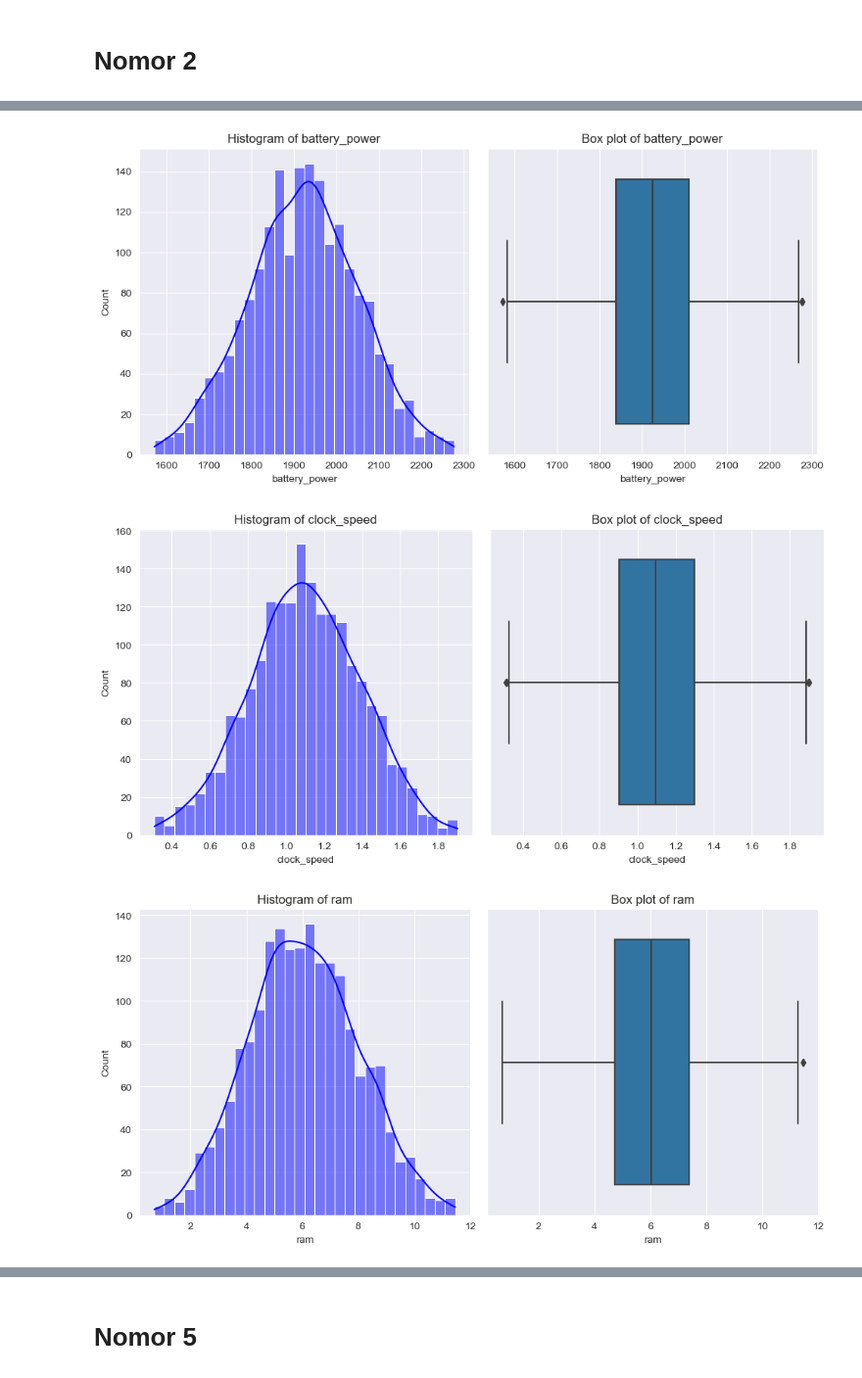
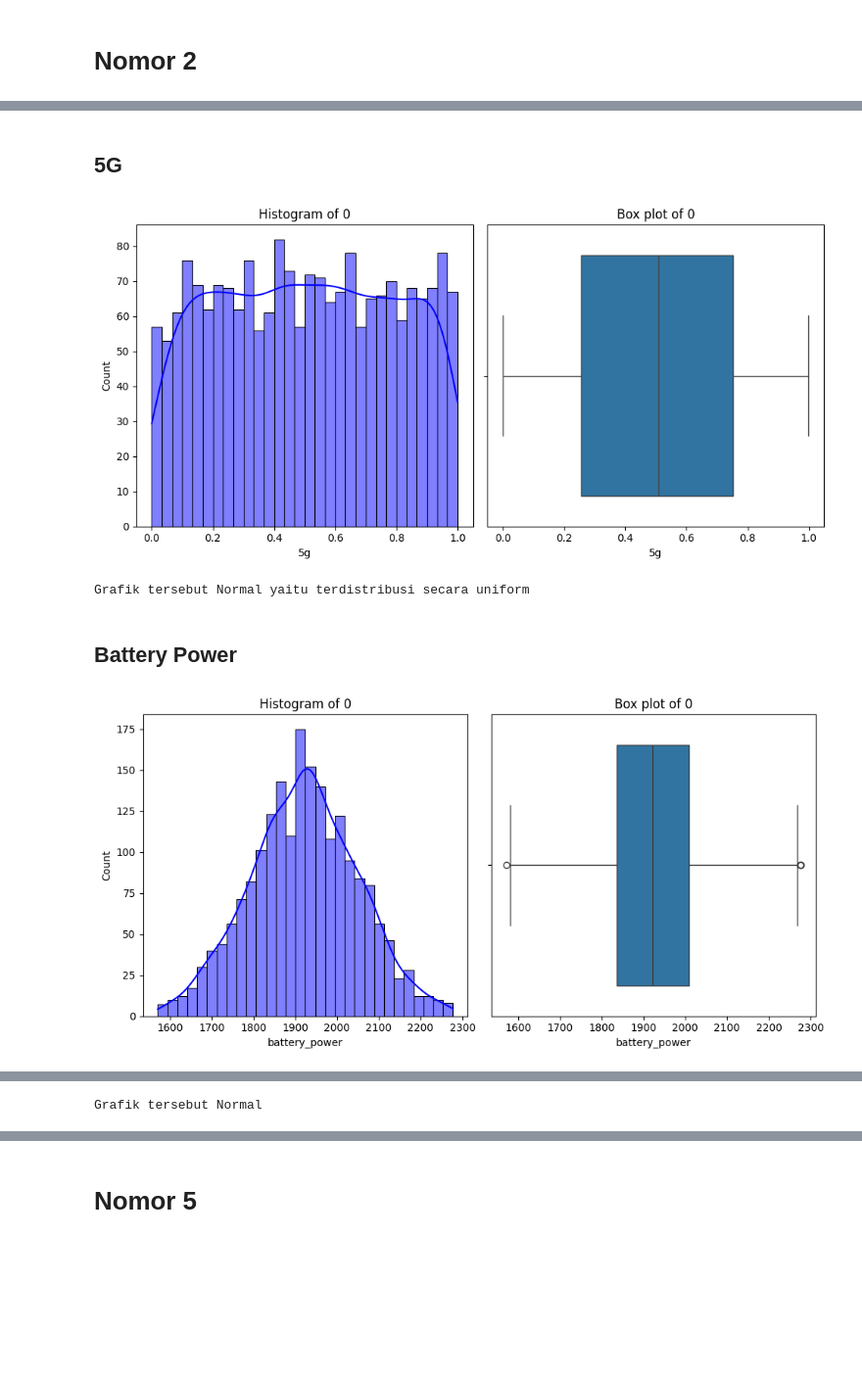
Before and after one commit to fauzanazz/K3-IF2220-13522153-13522157, a Jupyter notebook: sample.ipynb, the cells around one changed output, grey strips where cells are left out. Shown at 98% size. Cells and saved outputs as stored; diff of their text form; code cells hidden in the pictures; blank space fills up the shorter version.

```diff
--- a/sample.ipynb
+++ b/sample.ipynb
@@ -166,16 +194,0 @@ Name: price, dtype: float64
-# %%
-# Remove outliers
-for column in df_num.columns:
-  Q1 = df_num[column].quantile(0.25)
-  Q3 = df_num[column].quantile(0.75)
-  IQR = Q3 - Q1
-
-  # Hapus outlier
-  length_before = len(df_num[column])
-  df_num = df_num[(df_num[column] >= Q1 - 1.5 * IQR) & (df_num[column] <= Q3 + 1.5 * IQR)]
-  length_after = len(df_num[column])
-
-  # Cetak panjang DataFrame sebelum dan sesudah penghapusan outlier
-  print(f"Panjang DataFrame sebelum penghapusan outlier di kolom {column}:", length_before)
-  print(f"Panjang DataFrame setelah penghapusan outlier di kolom {column}:", length_after)
-  print()
@@ -202,24 +197,51 @@ Panjang DataFrame setelah penghapusan outlier di kolom price: 1857
+# %% [markdown]
+## 5G
+# %%
+# DataFrame numerik
+# Buat figure
+plt.figure(figsize=(10, 5))
+
+# Histogram
+plt.subplot(1, 2, 1)
+sns.histplot(df_num["5g"], kde=True, color='blue', bins=30)
+plt.title(f'Histogram of {0}')
+
+# Box plot
+plt.subplot(1, 2, 2)
+sns.boxplot(x=df_num["5g"], orient='h')
+plt.title(f'Box plot of {0}')
+
+# Tampilkan plot
+plt.tight_layout()
+plt.show()
+
+
+print("Grafik tersebut Normal yaitu terdistribusi secara uniform")
+# %% [output]
+[figure, added]
+Grafik tersebut Normal yaitu terdistribusi secara uniform
+# %% [markdown]
+## Battery Power
 # %%
 # DataFrame numerik
-for col in df_num.columns:
+# Buat figure
+plt.figure(figsize=(10, 5))
 
-  # Buat figure
-  plt.figure(figsize=(10, 5))
+# Histogram
+plt.subplot(1, 2, 1)
+sns.histplot(df_num["battery_power"], kde=True, color='blue', bins=30)
+plt.title(f'Histogram of {0}')
 
-  # Histogram
-  plt.subplot(1, 2, 1)
-  sns.histplot(df_num[col], kde=True, color='blue', bins=30)
-  plt.title(f'Histogram of {col}')
+# Box plot
+plt.subplot(1, 2, 2)
+sns.boxplot(x=df_num["battery_power"], orient='h')
+plt.title(f'Box plot of {0}')
 
-  # Box plot
-  plt.subplot(1, 2, 2)
-  sns.boxplot(x=df_num[col], orient='h')
-  plt.title(f'Box plot of {col}')
+# Tampilkan plot
+plt.tight_layout()
+plt.show()
 
-  # Tampilkan plot
-  plt.tight_layout()
-  plt.show()
+
+print("Grafik tersebut Normal ")
 # %% [output]
-[figure, old version]
+[figure, new version]
-[figure, removed]
-[figure, removed]
@@ -231,0 +248 @@ for col in df_num.columns:
+Grafik tersebut Normal
```
Also changed, not shown: parts of 35 cells of this notebook, 1 other file.
